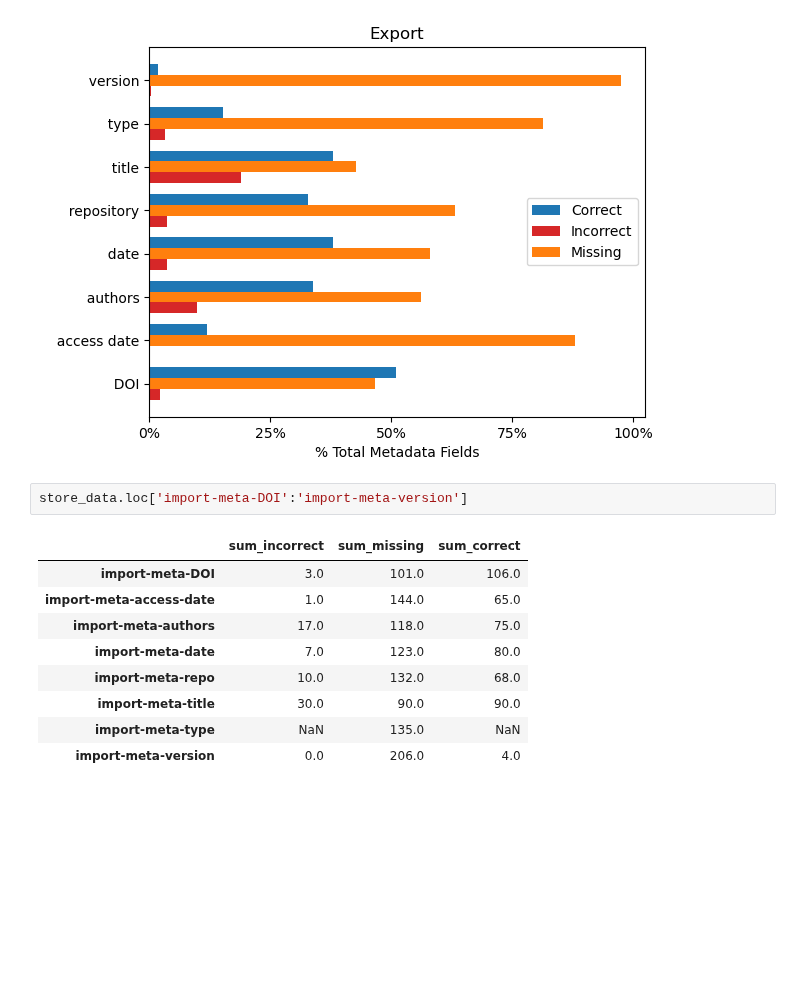
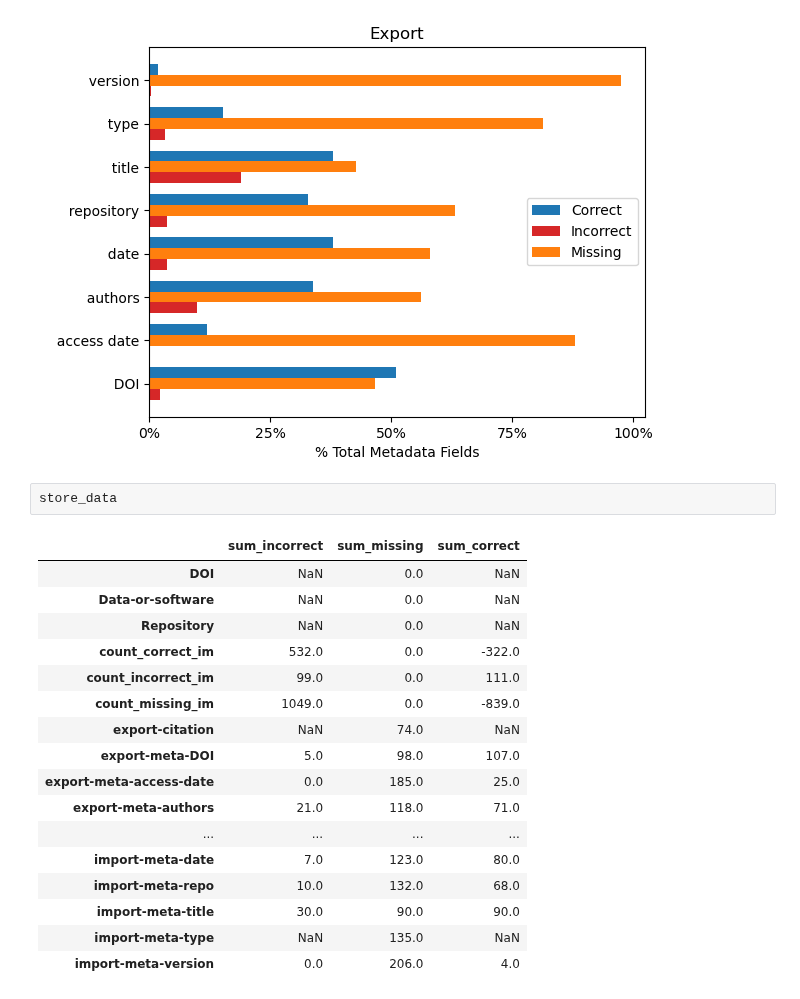
Before and after one commit to kvrouwenvelder/reference-manager-analysis, a Jupyter notebook: reference-manager-citations-ESIP.ipynb, the cells around one changed output. Drawn from its saved outputs; the diff is of its cells as text; blank space fills up the shorter version.

```diff
--- a/reference-manager-citations-ESIP.ipynb
+++ b/reference-manager-citations-ESIP.ipynb
@@ -628,12 +633,20 @@ plt.show()
 [figure]
 [figure]
 # %%
-store_data.loc['import-meta-DOI':'import-meta-version']
+store_data
 # %% [output]
 |  | sum_incorrect | sum_missing | sum_correct |
-| import-meta-DOI | 3.0 | 101.0 | 106.0 |
-| import-meta-access-date | 1.0 | 144.0 | 65.0 |
-| import-meta-authors | 17.0 | 118.0 | 75.0 |
+| DOI | NaN | 0.0 | NaN |
+| Data-or-software | NaN | 0.0 | NaN |
+| Repository | NaN | 0.0 | NaN |
+| count_correct_im | 532.0 | 0.0 | -322.0 |
+| count_incorrect_im | 99.0 | 0.0 | 111.0 |
+| count_missing_im | 1049.0 | 0.0 | -839.0 |
+| export-citation | NaN | 74.0 | NaN |
+| export-meta-DOI | 5.0 | 98.0 | 107.0 |
+| export-meta-access-date | 0.0 | 185.0 | 25.0 |
+| export-meta-authors | 21.0 | 118.0 | 71.0 |
+| ... | ... | ... | ... |
 | import-meta-date | 7.0 | 123.0 | 80.0 |
 | import-meta-repo | 10.0 | 132.0 | 68.0 |
 | import-meta-title | 30.0 | 90.0 | 90.0 |
```
Also changed, not shown: parts of 8 cells of this notebook.
